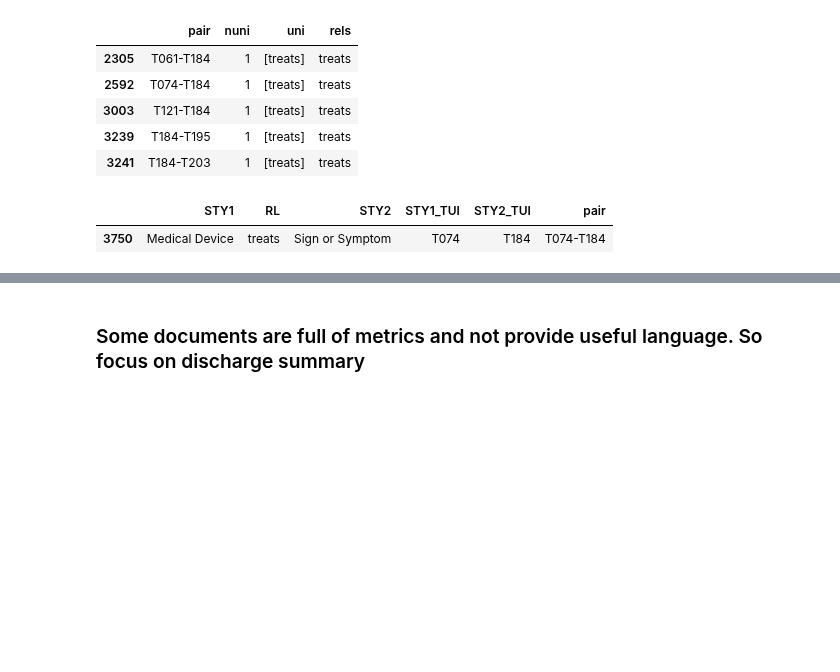
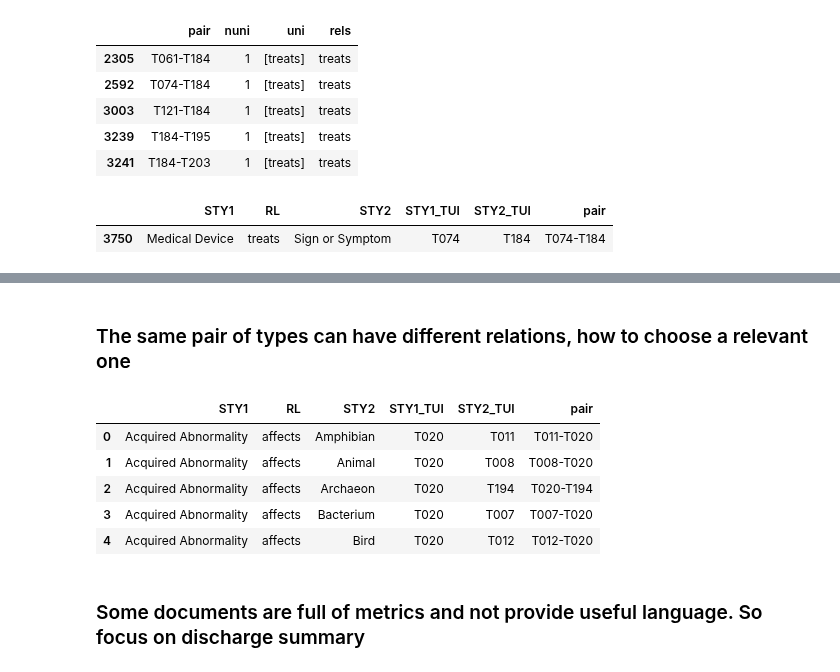
Before and after one commit to wtgme/snomed, a Jupyter notebook: distant_supervision.ipynb, the cells around one changed output, grey strips where cells are left out. Saved outputs shown, nothing was run; the diff lists cells and outputs as text; code cells hidden in the pictures; blank space fills up the shorter version.

```diff
--- a/distant_supervision.ipynb
+++ b/distant_supervision.ipynb
@@ -272,3 +254,14 @@ rset
+# %% [markdown]
+### The same pair of types can have different relations, how to choose a relevant one
+# %%
+snet.head()
+# %% [output]
+|  | STY1 | RL | STY2 | STY1_TUI | STY2_TUI | pair |
+| 0 | Acquired Abnormality | affects | Amphibian | T020 | T011 | T011-T020 |
+| 1 | Acquired Abnormality | affects | Animal | T020 | T008 | T008-T020 |
+| 2 | Acquired Abnormality | affects | Archaeon | T020 | T194 | T020-T194 |
+| 3 | Acquired Abnormality | affects | Bacterium | T020 | T007 | T007-T020 |
+| 4 | Acquired Abnormality | affects | Bird | T020 | T012 | T012-T020 |
 # %% [markdown]
 ### Some documents are full of metrics and not provide useful language. So focus on discharge summary
 # %%
```
Also changed, not shown: parts of 3 cells of this notebook, 1 other file.
